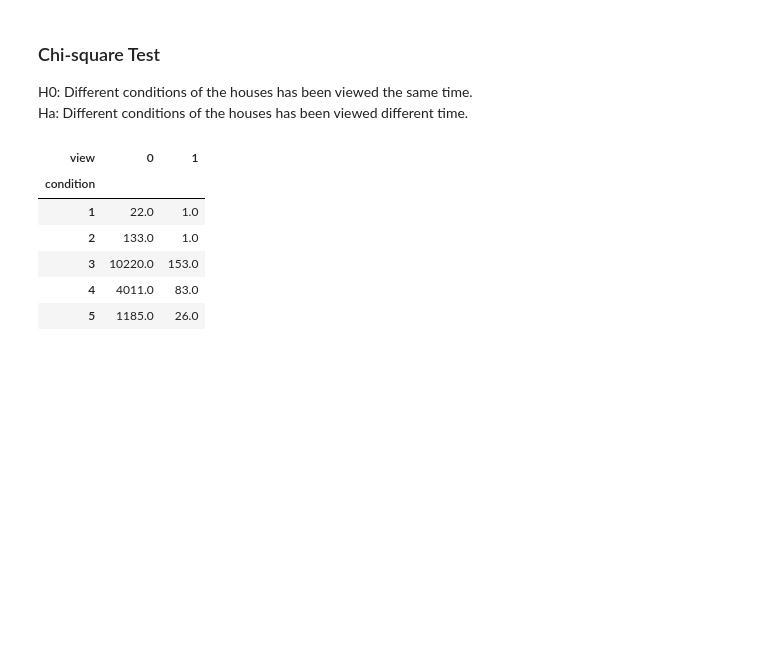
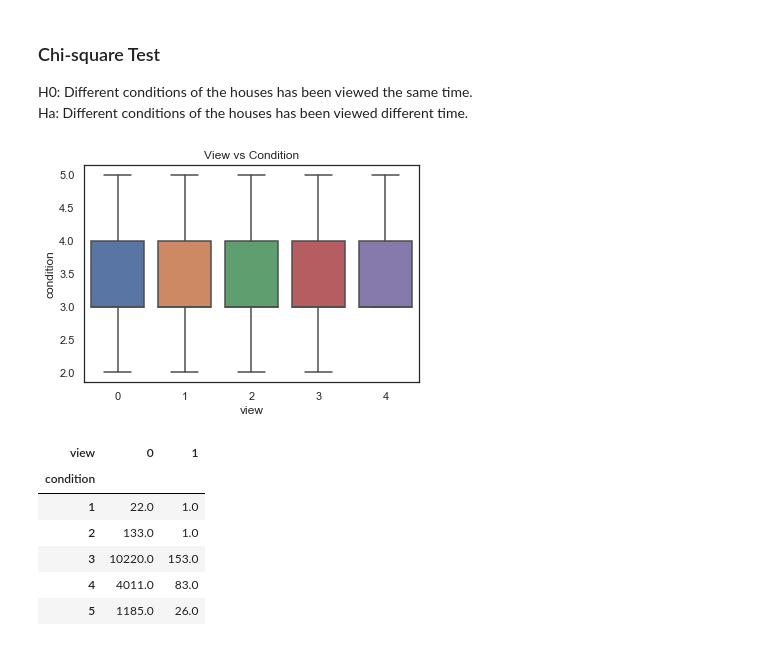
Before and after one commit to ghcn345/house-price-prediction-with-statistical-test, a Jupyter notebook: Housing Prices Prediction.ipynb, the cells around one changed output. Drawn from its saved outputs; the diff is of its cells as text; code cells hidden in the pictures; blank space fills up the shorter version.

```diff
--- a/Housing Prices Prediction.ipynb
+++ b/Housing Prices Prediction.ipynb
@@ -101,6 +116,12 @@ p < .05, so the null hypothesis is rejected. The sample mean of prices of the ho
 ### Chi-square Test
 H0: Different conditions of the houses has been viewed the same time. \
 Ha: Different conditions of the houses has been viewed different time.
+# %%
+sns.boxplot(data=df, x='view',y='condition', showfliers=False)
+plt.title('View vs Condition')
+#plt.savefig('Images/test.png')
+# %% [output]
+[figure, added]
 # %%
 df.groupby(['condition', 'view']).size().unstack().iloc[:,0:2]
 # %% [output]
```
Also changed, not shown: parts of 22 cells of this notebook, 5 other files.
